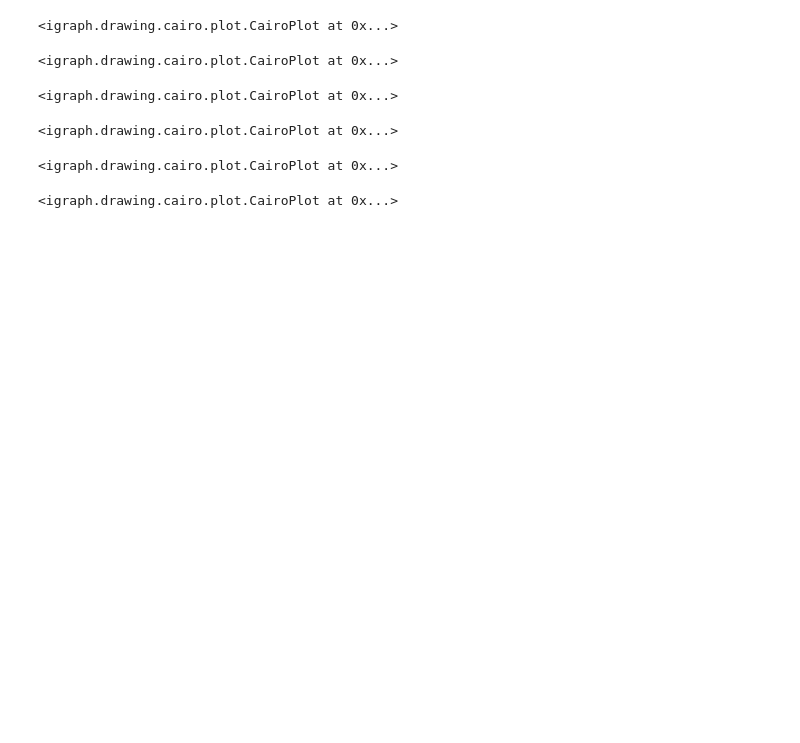
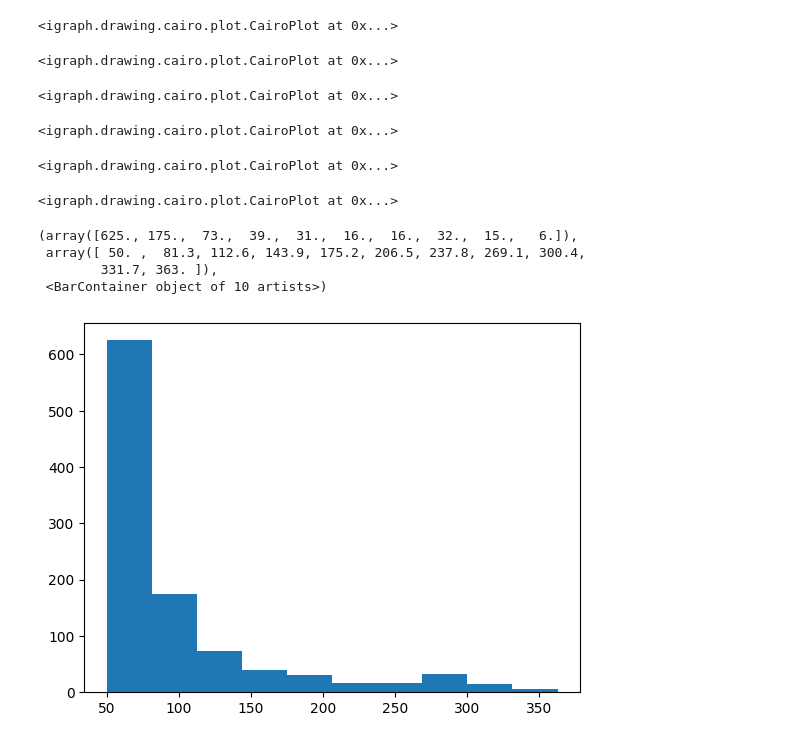
Before and after one commit to cagnol/ST2-Graphs-2024, a Jupyter notebook: notebook.ipynb, the cells around one changed output. Drawn from its saved outputs; the diff is of its cells as text; code cells hidden in the pictures; blank space fills up the shorter version.

```diff
--- a/notebook.ipynb
+++ b/notebook.ipynb
@@ -253,4 +253,10 @@ ig.plot(ba,bbox=(500,500),layout='circle')
 for i in range(1000):
     iteration()
 # %%
-ig.
+plt.hist(ba.degree())
+# %% [output]
+(array([625., 175.,  73.,  39.,  31.,  16.,  16.,  32.,  15.,   6.]),
+ array([ 50. ,  81.3, 112.6, 143.9, 175.2, 206.5, 237.8, 269.1, 300.4,
+        331.7, 363. ]),
+ <BarContainer object of 10 artists>)
+[figure, added]
```
